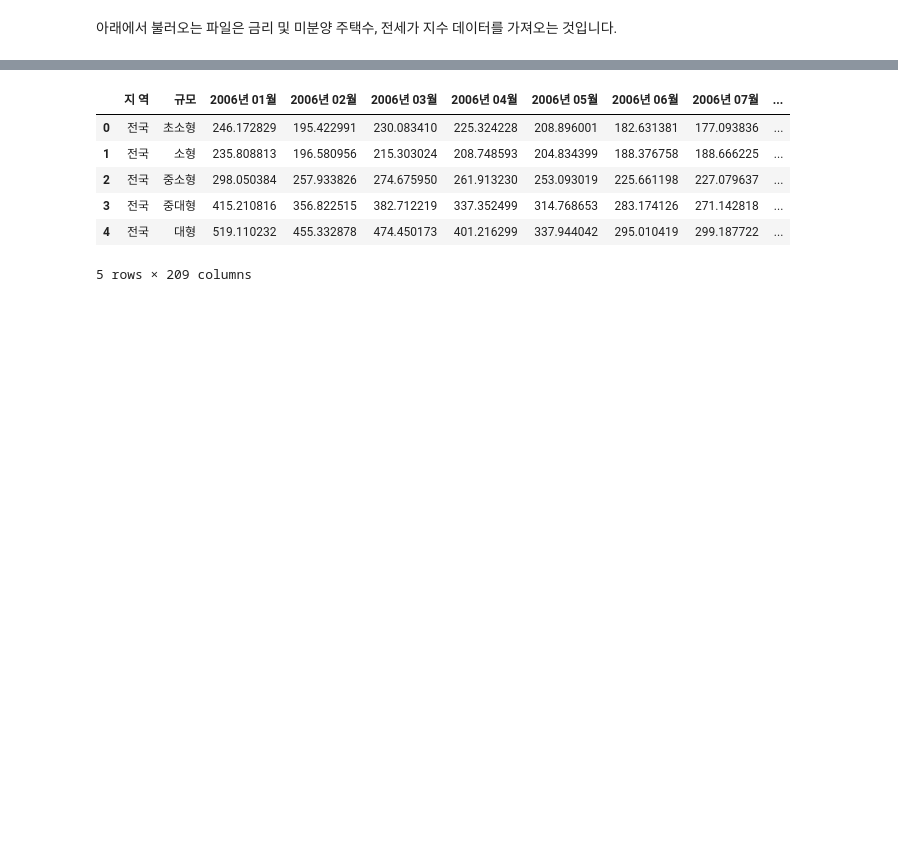
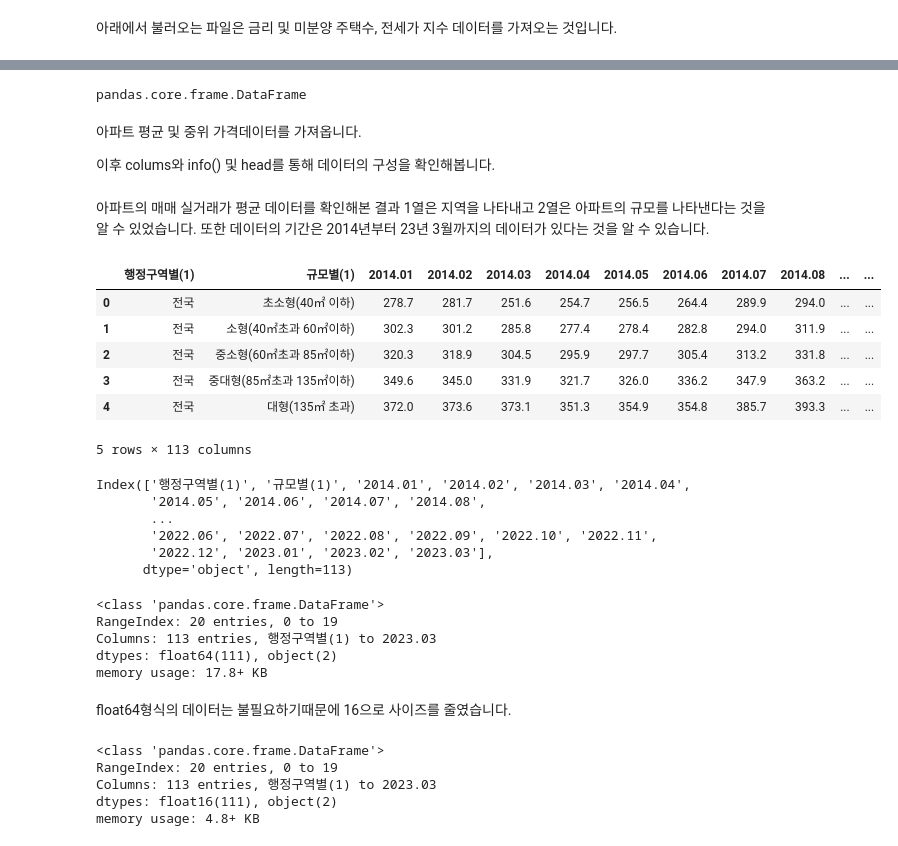
Before and after one commit to dongyoon9802/pythonAnalasys, a Jupyter notebook: pyhtonAnalysis.ipynb, the cells around one changed output, grey strips where cells are left out. Cells and saved outputs as stored; diff of their text form; code cells hidden in the pictures; blank space fills up the shorter version.

```diff
--- a/pyhtonAnalysis.ipynb
+++ b/pyhtonAnalysis.ipynb
@@ -6,6 +6,7 @@
 from google.colab import drive
 drive.mount('/content/drive')
 mainlink = '/content/drive/MyDrive/SD/project' #datafile link
+newlink  = '/content/drive/MyDrive/SD/project/pythonAnalysis'
 # %% [output]
 Drive already mounted at /content/drive; to attempt to forcibly remount, call drive.mount("/content/drive", force_remount=True).
 # %%
@@ -262,10 +17,56 @@ memory usage: 32.8+ KB
-# %%
-apartAvgPriceSize.head()
-# %% [output]
-|  | 지 역 | 규모 | 2006년 01월 | 2006년 02월 | 2006년 03월 | 2006년 04월 | 2006년 05월 | 2006년 06월 | 2006년 07월 | ... |
-| 0 | 전국 | 초소형 | 246.172829 | 195.422991 | 230.083410 | 225.324228 | 208.896001 | 182.631381 | 177.093836 | ... |
-| 1 | 전국 | 소형 | 235.808813 | 196.580956 | 215.303024 | 208.748593 | 204.834399 | 188.376758 | 188.666225 | ... |
-| 2 | 전국 | 중소형 | 298.050384 | 257.933826 | 274.675950 | 261.913230 | 253.093019 | 225.661198 | 227.079637 | ... |
-| 3 | 전국 | 중대형 | 415.210816 | 356.822515 | 382.712219 | 337.352499 | 314.768653 | 283.174126 | 271.142818 | ... |
-| 4 | 전국 | 대형 | 519.110232 | 455.332878 | 474.450173 | 401.216299 | 337.944042 | 295.010419 | 299.187722 | ... |
-5 rows × 209 columns
+# %%
+severalData = pd.read_csv(mainlink+'/복수통계_19193346.csv')
+
+type(severalData)
+# %% [output]
+pandas.core.frame.DataFrame
+# %% [markdown]
+아파트 평균 및 중위 가격데이터를 가져옵니다.
+
+이후 colums와 info() 및 head를 통해 데이터의 구성을 확인해봅니다.
+# %%
+aptAvgPrice     = pd.read_csv(newlink+'/aptAvgPrice.csv'    ,encoding="cp949")
+aptMidPrice     = pd.read_csv(newlink+'/aptMidPrice.csv'    ,encoding="cp949")
+aptAvgRentPrice = pd.read_csv(newlink+'/aptAvgRentPrice.csv',encoding="cp949")
+aptMidRentPrice = pd.read_csv(newlink+'/aptMidRentPrice.csv',encoding="cp949")
+# %% [markdown]
+아파트의 매매 실거래가 평균 데이터를 확인해본 결과 1열은 지역을 나타내고 2열은 아파트의 규모를 나타낸다는 것을 알 수 있었습니다. 또한 데이터의 기간은 2014년부터 23년 3월까지의 데이터가 있다는 것을 알 수 있습니다.
+# %%
+aptAvgPrice.head()
+# %% [output]
+|  | 행정구역별(1) | 규모별(1) | 2014.01 | 2014.02 | 2014.03 | 2014.04 | 2014.05 | 2014.06 | 2014.07 | 2014.08 | ... | ... |
+| 0 | 전국 | 초소형(40㎡ 이하) | 278.7 | 281.7 | 251.6 | 254.7 | 256.5 | 264.4 | 289.9 | 294.0 | ... | ... |
+| 1 | 전국 | 소형(40㎡초과 60㎡이하) | 302.3 | 301.2 | 285.8 | 277.4 | 278.4 | 282.8 | 294.0 | 311.9 | ... | ... |
+| 2 | 전국 | 중소형(60㎡초과 85㎡이하) | 320.3 | 318.9 | 304.5 | 295.9 | 297.7 | 305.4 | 313.2 | 331.8 | ... | ... |
+| 3 | 전국 | 중대형(85㎡초과 135㎡이하) | 349.6 | 345.0 | 331.9 | 321.7 | 326.0 | 336.2 | 347.9 | 363.2 | ... | ... |
+| 4 | 전국 | 대형(135㎡ 초과) | 372.0 | 373.6 | 373.1 | 351.3 | 354.9 | 354.8 | 385.7 | 393.3 | ... | ... |
+5 rows × 113 columns
+# %%
+aptAvgPrice.columns
+# %% [output]
+Index(['행정구역별(1)', '규모별(1)', '2014.01', '2014.02', '2014.03', '2014.04',
+       '2014.05', '2014.06', '2014.07', '2014.08',
+       ...
+       '2022.06', '2022.07', '2022.08', '2022.09', '2022.10', '2022.11',
+       '2022.12', '2023.01', '2023.02', '2023.03'],
+      dtype='object', length=113)
+# %%
+aptAvgPrice.info()
+# %% [output]
+<class 'pandas.core.frame.DataFrame'>
+RangeIndex: 20 entries, 0 to 19
+Columns: 113 entries, 행정구역별(1) to 2023.03
+dtypes: float64(111), object(2)
+memory usage: 17.8+ KB
+# %% [markdown]
+float64형식의 데이터는 불필요하기때문에 16으로 사이즈를 줄였습니다.
+# %%
+chgData = aptAvgPrice.select_dtypes(include='float64').columns
+aptAvgPrice[chgData] = aptAvgPrice[chgData].astype('float16')
+aptAvgPrice.info()
+# %% [output]
+<class 'pandas.core.frame.DataFrame'>
+RangeIndex: 20 entries, 0 to 19
+Columns: 113 entries, 행정구역별(1) to 2023.03
+dtypes: float16(111), object(2)
+memory usage: 4.8+ KB
```
Also changed, not shown: parts of 72 cells of this notebook.
